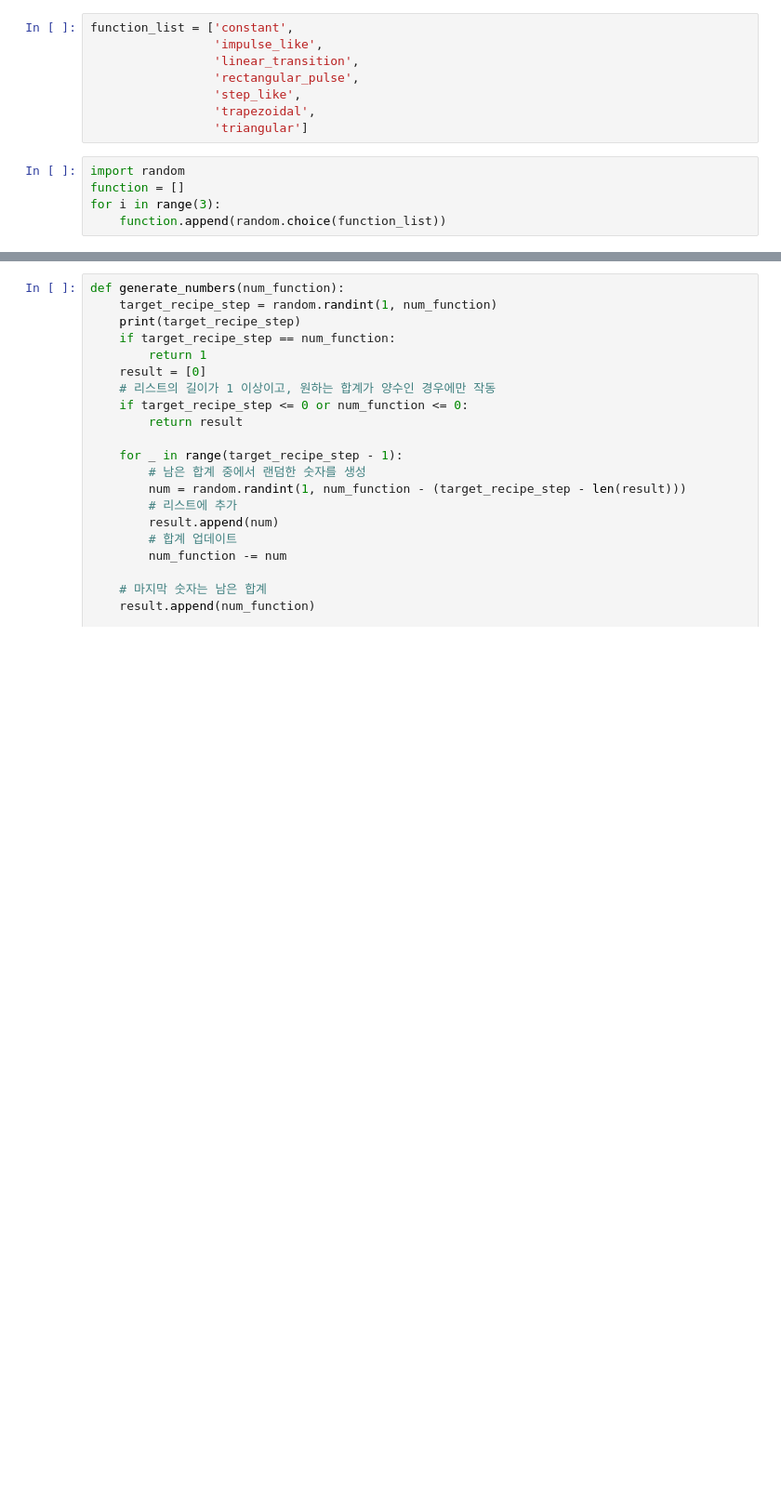
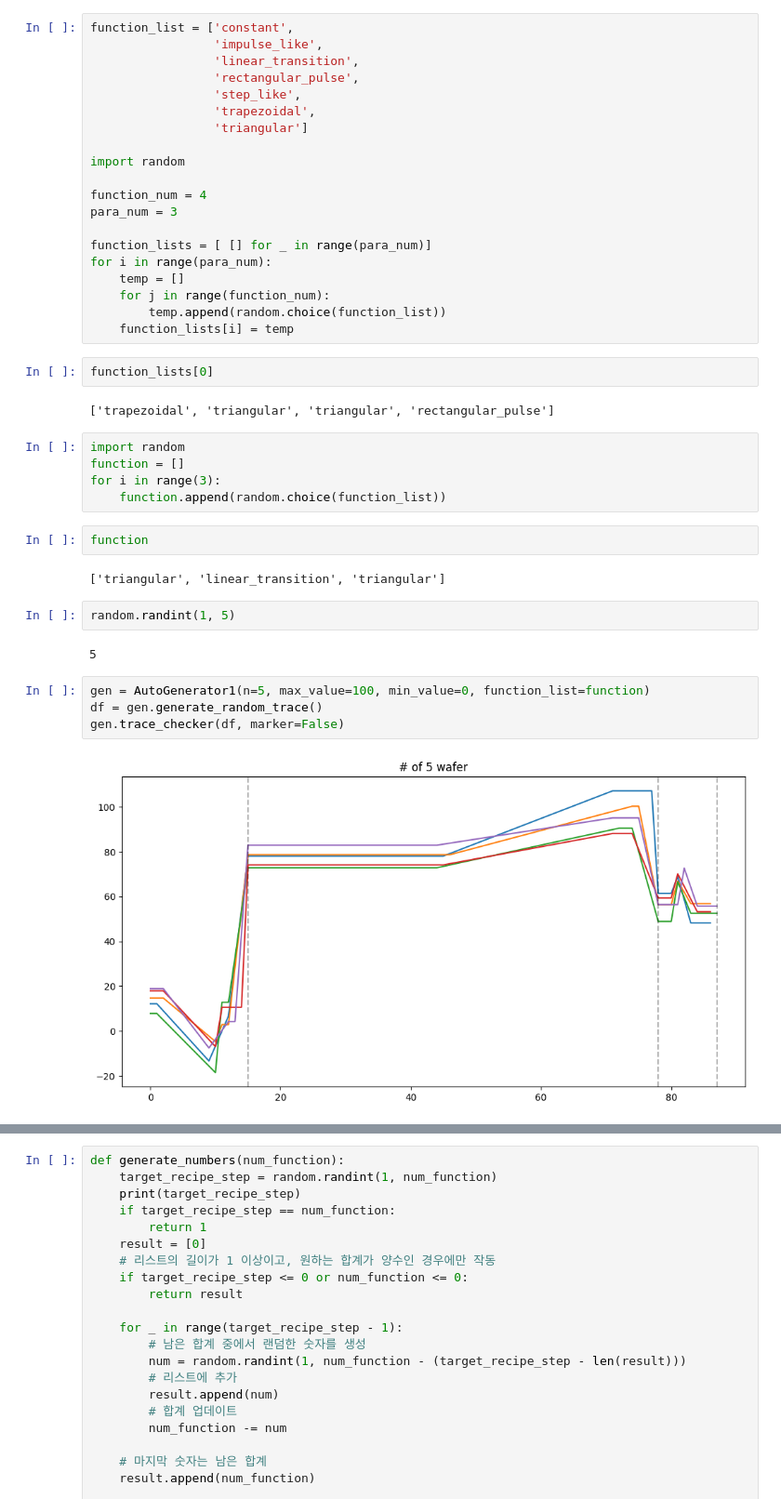
Before and after one commit to kEEPpp/TraceGenerator, a Jupyter notebook: notepad.ipynb, the cells around one changed output, grey strips where cells are left out. Shown: that part at 93% size. Cells and saved outputs as stored; diff of their text form; blank space fills up the shorter version.

Commit message:
feat: add multi parameter generator

```diff
--- a/notepad.ipynb
+++ b/notepad.ipynb
@@ -24,8 +24,38 @@ function_list = ['constant',
                  'step_like',
                  'trapezoidal',
                  'triangular']
+
+import random
+
+function_num = 4
+para_num = 3
+
+function_lists = [ [] for _ in range(para_num)]
+for i in range(para_num):
+    temp = []
+    for j in range(function_num):
+        temp.append(random.choice(function_list))
+    function_lists[i] = temp
+# %%
+function_lists[0]
+# %% [output]
+['trapezoidal', 'triangular', 'triangular', 'rectangular_pulse']
 # %%
 import random
 function = []
 for i in range(3):
     function.append(random.choice(function_list))
+# %%
+function
+# %% [output]
+['triangular', 'linear_transition', 'triangular']
+# %%
+random.randint(1, 5)
+# %% [output]
+5
+# %%
+gen = AutoGenerator1(n=5, max_value=100, min_value=0, function_list=function)
+df = gen.generate_random_trace()
+gen.trace_checker(df, marker=False)
+# %% [output]
+[figure, added]
```
Also changed, not shown: parts of 31 cells of this notebook, 1 other file.
